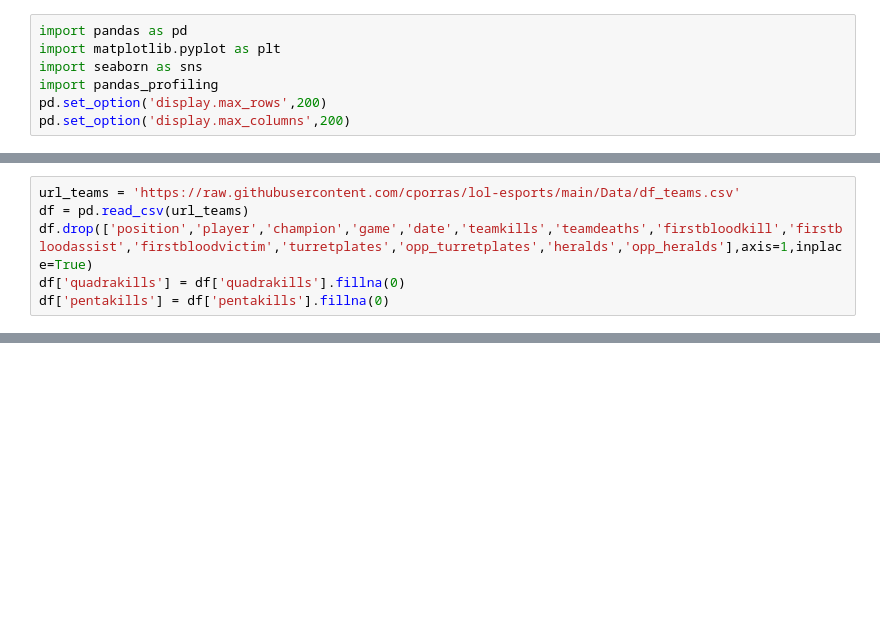
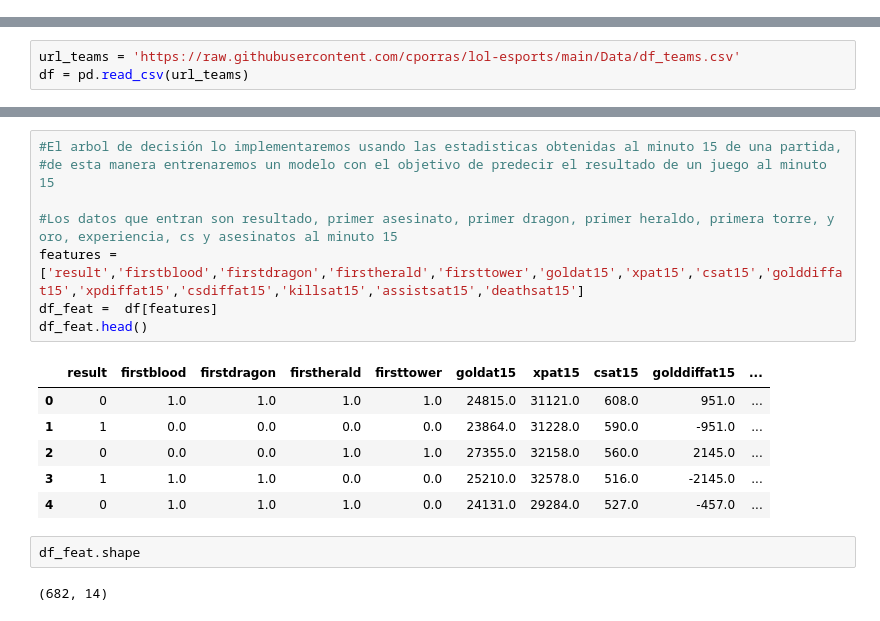
Before and after one commit to cporras/lol-esports, a Jupyter notebook: Notebooks/Algoritmos_clasificacion_1_arbol_de_decision.ipynb, the cells around one changed output, grey strips where cells are left out. Drawn from its saved outputs; the diff is of its cells as text; blank space fills up the shorter version.

Commit message:
Árbol de decisión

```diff
--- a/Notebooks/Algoritmos_clasificacion_1_arbol_de_decision.ipynb
+++ b/Notebooks/Algoritmos_clasificacion_1_arbol_de_decision.ipynb
@@ -3,7 +2,0 @@
-# %%
-import pandas as pd
-import matplotlib.pyplot as plt
-import seaborn as sns
-import pandas_profiling
-pd.set_option('display.max_rows',200)
-pd.set_option('display.max_columns',200)
@@ -10,6 +9,3 @@ pd.set_option('display.max_columns',200)
 # %%
 url_teams = 'https://raw.githubusercontent.com/cporras/lol-esports/main/Data/df_teams.csv'
 df = pd.read_csv(url_teams)
-df.drop(['position','player','champion','game','date','teamkills','teamdeaths','firstbloodkill','firstbloodassist','firstbloodvictim','turretplates','opp_turretplates','heralds','opp_heralds'],axis=1,inplace=True)
-df['quadrakills'] = df['quadrakills'].fillna(0)
-df['pentakills'] = df['pentakills'].fillna(0)
@@ -113,0 +12,19 @@ sns.pairplot(df_2,hue = 'result' , size = 3 , palette = 'Set2')
+# %%
+#El arbol de decisión lo implementaremos usando las estadisticas obtenidas al minuto 15 de una partida,
+#de esta manera entrenaremos un modelo con el objetivo de predecir el resultado de un juego al minuto 15
+
+#Los datos que entran son resultado, primer asesinato, primer dragon, primer heraldo, primera torre, y oro, experiencia, cs y asesinatos al minuto 15
+features = ['result','firstblood','firstdragon','firstherald','firsttower','goldat15','xpat15','csat15','golddiffat15','xpdiffat15','csdiffat15','killsat15','assistsat15','deathsat15']
+df_feat =  df[features]
+df_feat.head()
+# %% [output]
+|  | result | firstblood | firstdragon | firstherald | firsttower | goldat15 | xpat15 | csat15 | golddiffat15 | ... |
+| 0 | 0 | 1.0 | 1.0 | 1.0 | 1.0 | 24815.0 | 31121.0 | 608.0 | 951.0 | ... |
+| 1 | 1 | 0.0 | 0.0 | 0.0 | 0.0 | 23864.0 | 31228.0 | 590.0 | -951.0 | ... |
+| 2 | 0 | 0.0 | 0.0 | 1.0 | 1.0 | 27355.0 | 32158.0 | 560.0 | 2145.0 | ... |
+| 3 | 1 | 1.0 | 1.0 | 0.0 | 0.0 | 25210.0 | 32578.0 | 516.0 | -2145.0 | ... |
+| 4 | 0 | 1.0 | 1.0 | 1.0 | 0.0 | 24131.0 | 29284.0 | 527.0 | -457.0 | ... |
+# %%
+df_feat.shape
+# %% [output]
+(682, 14)
```
Also changed, not shown: parts of 27 cells of this notebook.
